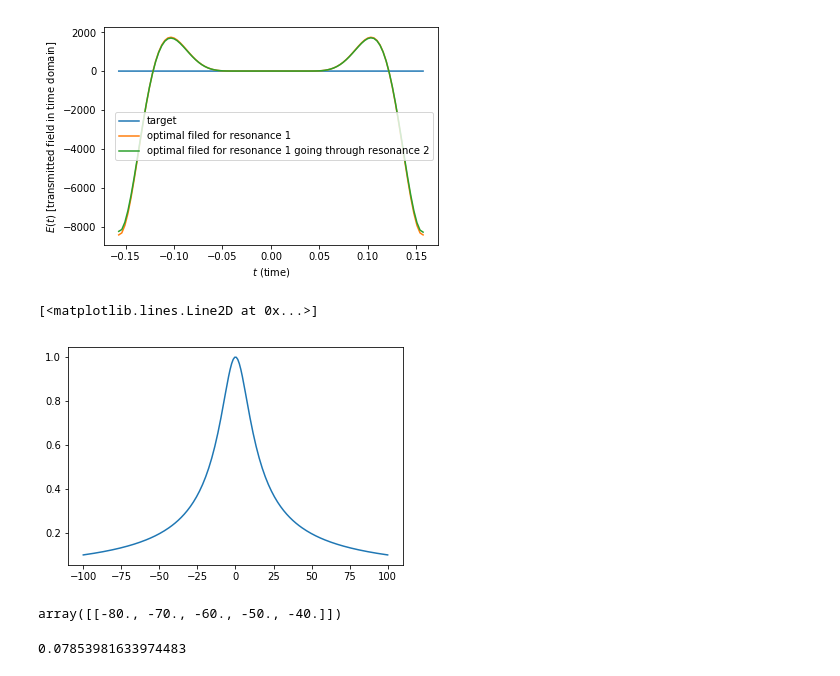
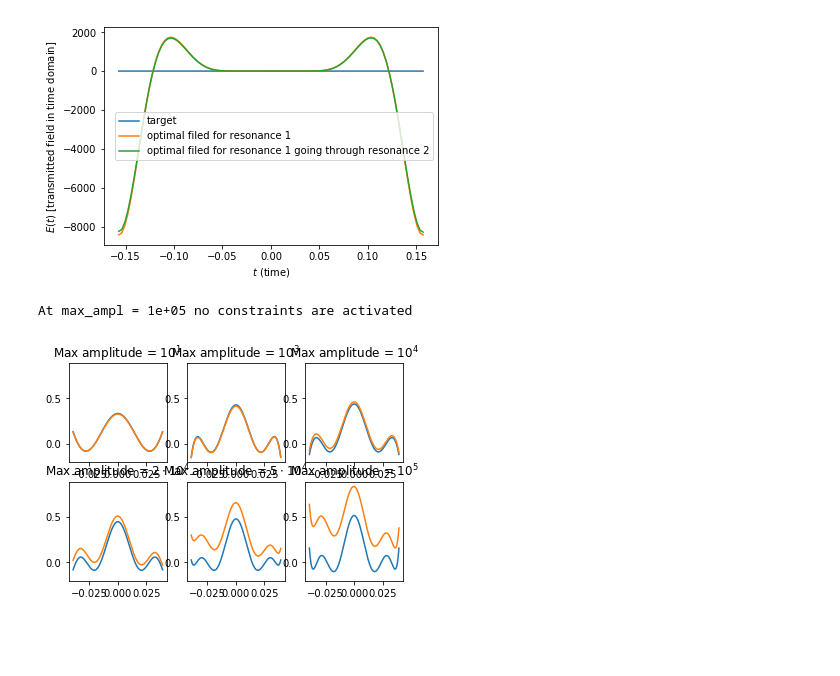
Before and after one commit to dibondar/miscellaneous, a Jupyter notebook: superoscilations.ipynb, the cells around one changed output. Cells and saved outputs as stored; diff of their text form; code cells hidden in the pictures; blank space fills up the shorter version.

```diff
--- a/superoscilations.ipynb
+++ b/superoscilations.ipynb
@@ -107,18 +107,20 @@ plt.legend()
 plt.show()
 # %% [output]
 [figure]
-# %%
-total_omega = np.linspace(-100, 100, 200)
-
-plt.plot(total_omega, np.abs(1. / (1. + 1j * total_omega * 0.1)))
-# %% [output]
-[<matplotlib.lines.Line2D at 0x...>]
-[figure, removed]
-# %%
-res.omega_measurements
-# %% [output]
-array([[-80., -70., -60., -50., -40.]])
-# %%
-np.pi / 40
-# %% [output]
-0.07853981633974483
+# %%
+def format_xticks(x, pos=None):
+
+    if np.isclose(x, 0):
+        return "0"
+
+    if x < 0:
+        return str(x)
+
+    log10x = np.log10(x)
+    exponent = int(np.floor(log10x))
+    prefactor = 10. ** (log10x - exponent)
+
+    if np.isclose(prefactor, 1):
+        return "$10^{{{:d}}}$".format(exponent)
+    else:
+        return "${:.0f} \cdot 10^{{{:d}}}$".format(prefactor, exponent)
@@ -124,0 +198,10 @@ np.pi / 40
+# %%
+plot_superoscilation_fit(
+    np.linspace(-80, -40, 5),
+    tau1=0.1,
+    tau2=0.102,
+    max_amplitudes=[1e1, 1e3, 1e4, 0.2e5, 0.5e5, 1e5] #np.logspace(1., 5., 4)
+)
+# %% [output]
+At max_ampl = 1e+05 no constraints are activated
+[figure, added]
```
Also changed, not shown: parts of 1 cell of this notebook.
